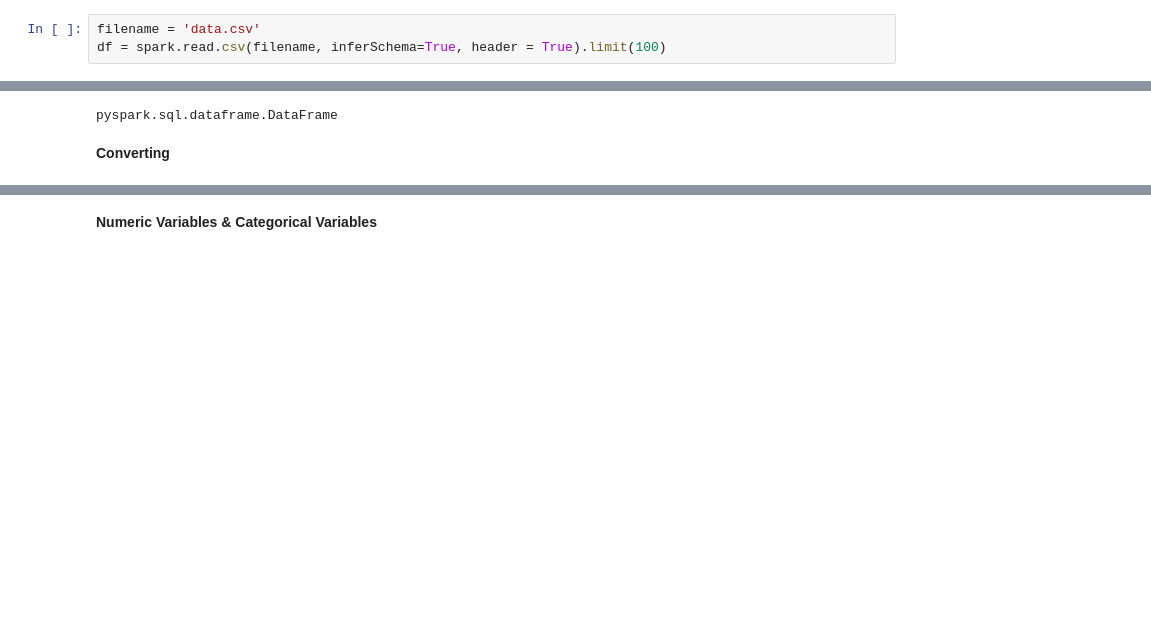
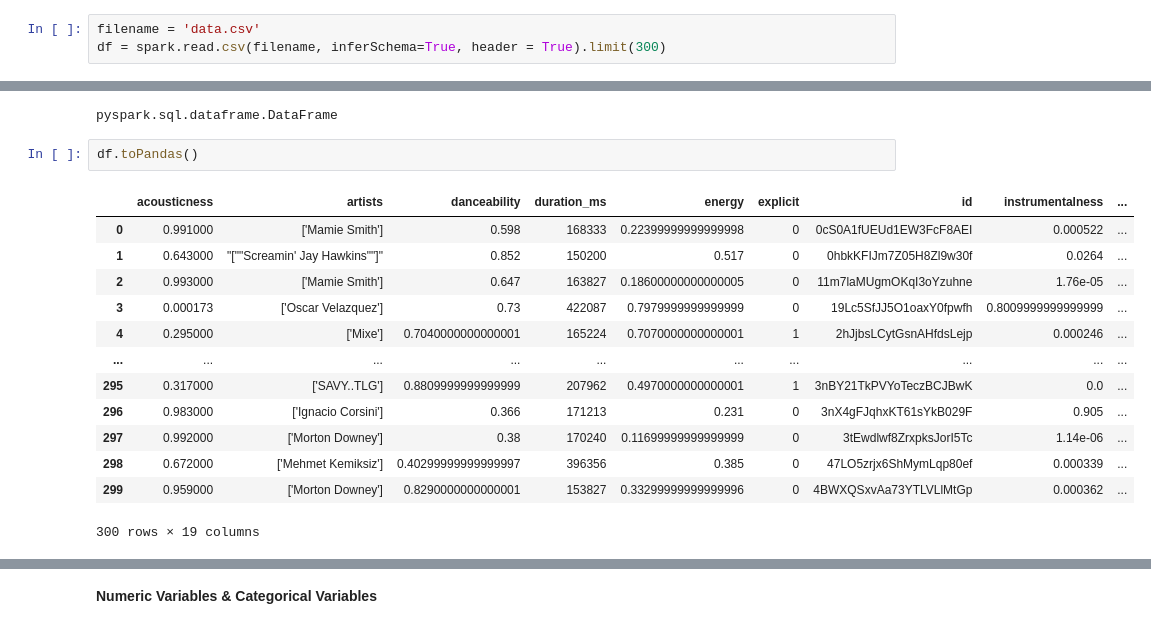
Before and after one commit to nandrew98/135-Spotify-project, a Jupyter notebook: FinalPro.ipynb, the cells around one changed output, grey strips where cells are left out. Drawn from its saved outputs; the diff is of its cells as text; blank space fills up the shorter version.

```diff
--- a/FinalPro.ipynb
+++ b/FinalPro.ipynb
@@ -28,10 +29,24 @@ sc = spark.sparkContext
 **Read csv file**
 # %%
 filename = 'data.csv'
-df = spark.read.csv(filename, inferSchema=True, header = True).limit(100)
+df = spark.read.csv(filename, inferSchema=True, header = True).limit(300)
 # %%
 type(df)
 # %% [output]
 pyspark.sql.dataframe.DataFrame
-# %% [markdown]
-**Converting**
+# %%
+df.toPandas()
+# %% [output]
+|  | acousticness | artists | danceability | duration_ms | energy | explicit | id | instrumentalness | ... |
+| 0 | 0.991000 | ['Mamie Smith'] | 0.598 | 168333 | 0.22399999999999998 | 0 | 0cS0A1fUEUd1EW3FcF8AEI | 0.000522 | ... |
+| 1 | 0.643000 | "[""Screamin' Jay Hawkins""]" | 0.852 | 150200 | 0.517 | 0 | 0hbkKFIJm7Z05H8Zl9w30f | 0.0264 | ... |
+| 2 | 0.993000 | ['Mamie Smith'] | 0.647 | 163827 | 0.18600000000000005 | 0 | 11m7laMUgmOKqI3oYzuhne | 1.76e-05 | ... |
+| 3 | 0.000173 | ['Oscar Velazquez'] | 0.73 | 422087 | 0.7979999999999999 | 0 | 19Lc5SfJJ5O1oaxY0fpwfh | 0.8009999999999999 | ... |
+| 4 | 0.295000 | ['Mixe'] | 0.7040000000000001 | 165224 | 0.7070000000000001 | 1 | 2hJjbsLCytGsnAHfdsLejp | 0.000246 | ... |
+| ... | ... | ... | ... | ... | ... | ... | ... | ... | ... |
+| 295 | 0.317000 | ['SAVY..TLG'] | 0.8809999999999999 | 207962 | 0.4970000000000001 | 1 | 3nBY21TkPVYoTeczBCJBwK | 0.0 | ... |
+| 296 | 0.983000 | ['Ignacio Corsini'] | 0.366 | 171213 | 0.231 | 0 | 3nX4gFJqhxKT61sYkB029F | 0.905 | ... |
+| 297 | 0.992000 | ['Morton Downey'] | 0.38 | 170240 | 0.11699999999999999 | 0 | 3tEwdlwf8ZrxpksJorI5Tc | 1.14e-06 | ... |
+| 298 | 0.672000 | ['Mehmet Kemiksiz'] | 0.40299999999999997 | 396356 | 0.385 | 0 | 47LO5zrjx6ShMymLqp80ef | 0.000339 | ... |
+| 299 | 0.959000 | ['Morton Downey'] | 0.8290000000000001 | 153827 | 0.33299999999999996 | 0 | 4BWXQSxvAa73YTLVLlMtGp | 0.000362 | ... |
+300 rows × 19 columns
```
Also changed, not shown: parts of 50 cells of this notebook.
